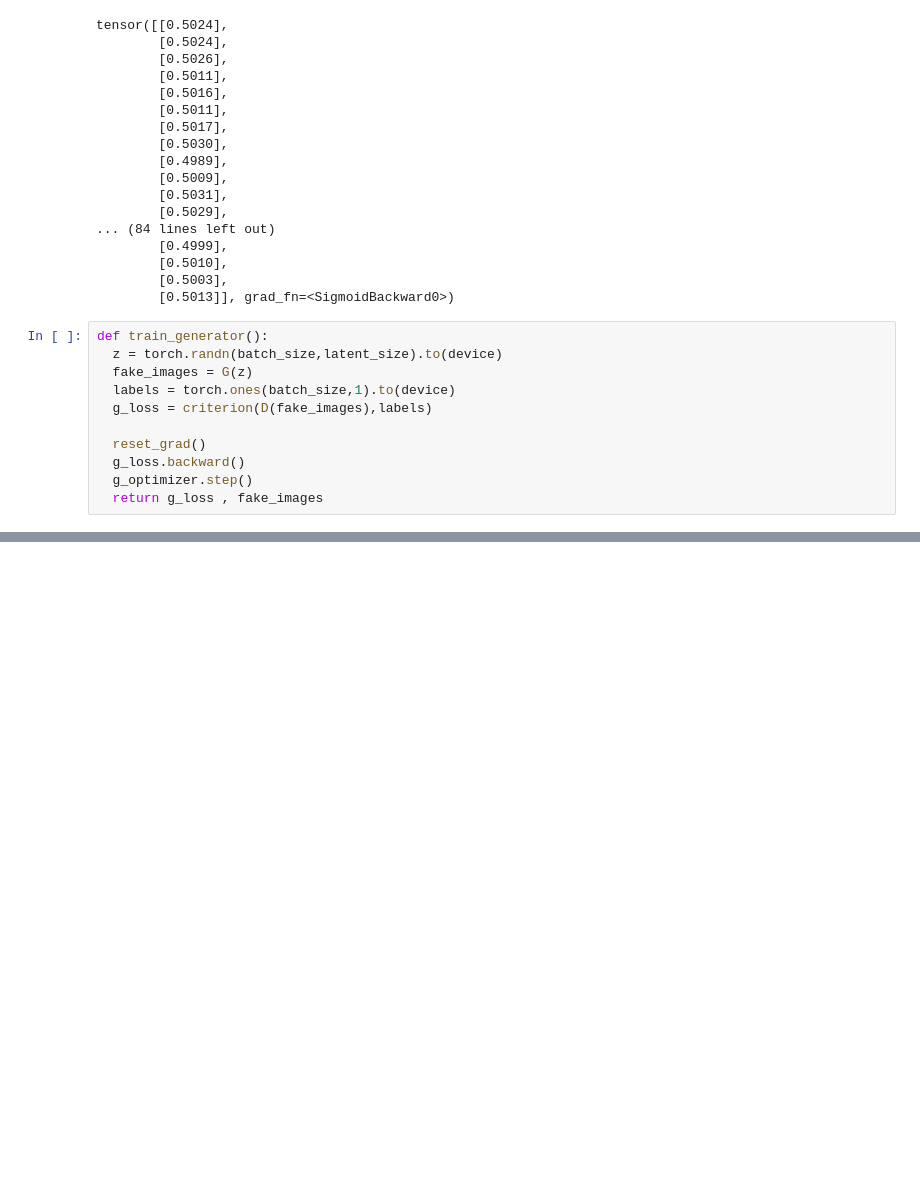
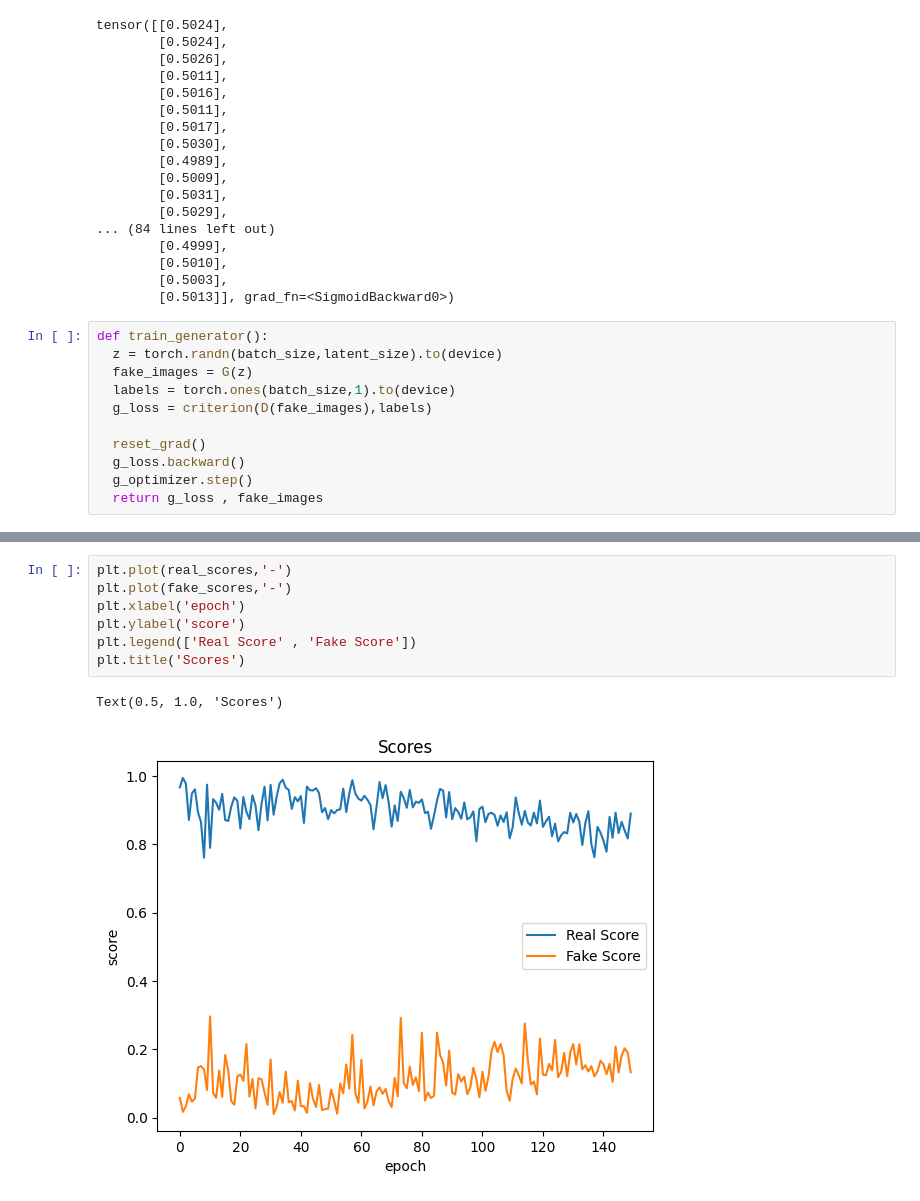
Before and after one commit to PalakAggarwal13/PyTorch-DeepLearning, a Jupyter notebook: PyTorch_DeepLearning.ipynb, the cells around one changed output, grey strips where cells are left out. Cells and saved outputs as stored; diff of their text form; blank space fills up the shorter version.

```diff
--- a/PyTorch_DeepLearning.ipynb
+++ b/PyTorch_DeepLearning.ipynb
@@ -1630,0 +1757,10 @@ def train_generator():
+# %%
+plt.plot(real_scores,'-')
+plt.plot(fake_scores,'-')
+plt.xlabel('epoch')
+plt.ylabel('score')
+plt.legend(['Real Score' , 'Fake Score'])
+plt.title('Scores')
+# %% [output]
+Text(0.5, 1.0, 'Scores')
+[figure, added]
```
Also changed, not shown: parts of 10 cells of this notebook.
